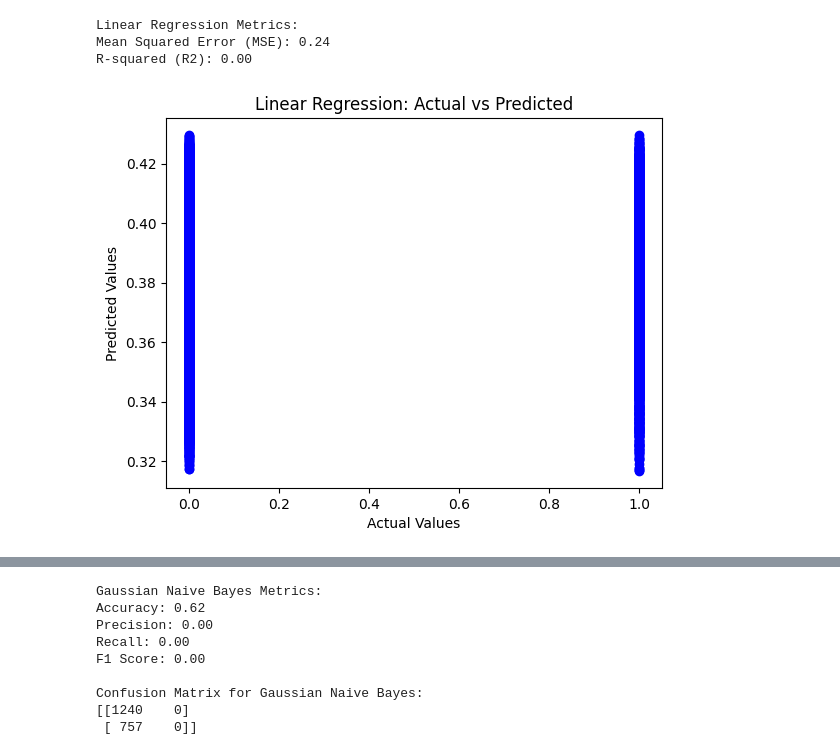
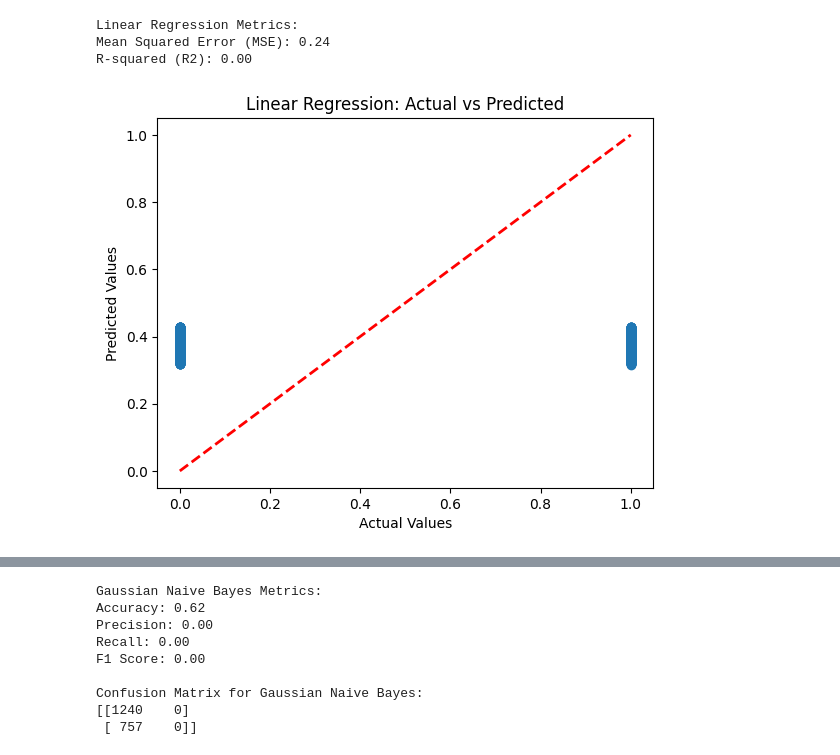
Before and after one commit to Pathin220/4105_Project, a Jupyter notebook: Project_Complete_Classic_ML.ipynb, the cells around one changed output, grey strips where cells are left out. Saved outputs shown, nothing was run; the diff lists cells and outputs as text; code cells hidden in the pictures.

```diff
--- a/Project_Complete_Classic_ML.ipynb
+++ b/Project_Complete_Classic_ML.ipynb
@@ -207,10 +206,14 @@ Mean Squared Error (MSE): 0.24
 R-squared (R2): 0.00
 # %%
 # Scatter plot for linear regression
-plt.scatter(y_linear, y_linear_pred, color='blue')
+plt.scatter(y_linear, y_linear_pred)  # alpha controls point transparency
 plt.title('Linear Regression: Actual vs Predicted')
 plt.xlabel('Actual Values')
 plt.ylabel('Predicted Values')
+
+# Plot a diagonal line for perfect predictions
+plt.plot([min(y_linear), max(y_linear)], [min(y_linear), max(y_linear)], linestyle='--', color='red', linewidth=2)
+
 plt.show()
 # %% [output]
-[figure, old version]
+[figure, new version]
```
Also changed, not shown: parts of 8 cells of this notebook.
